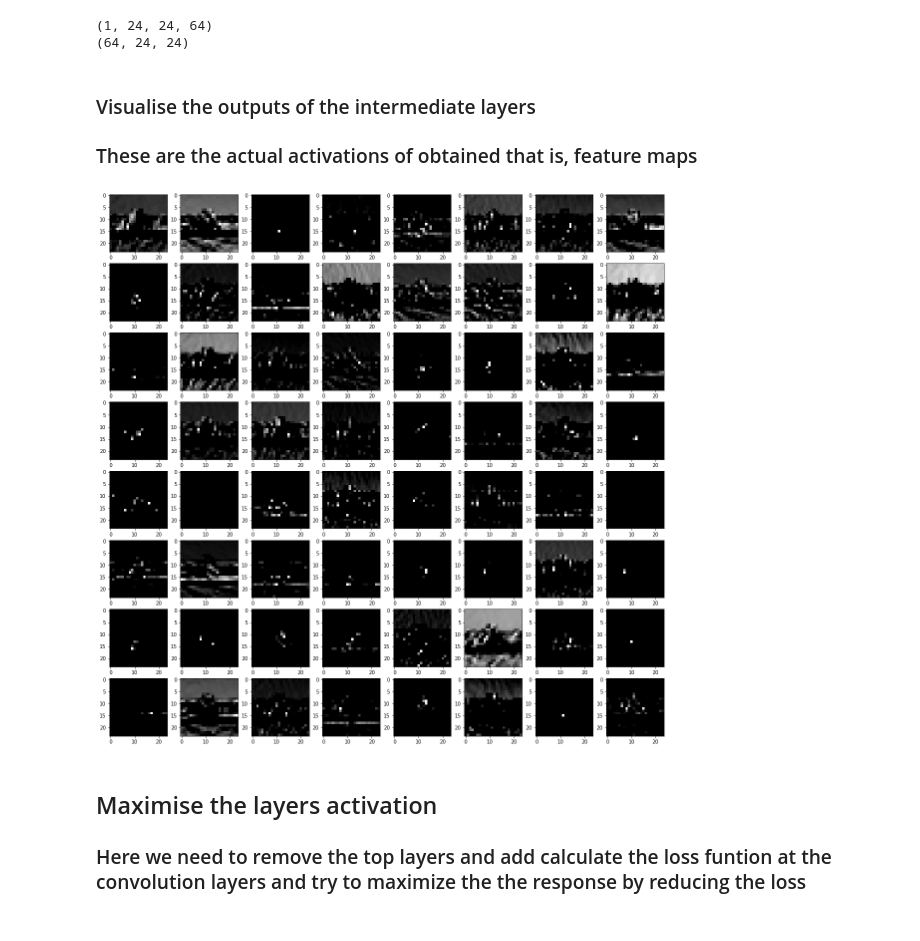
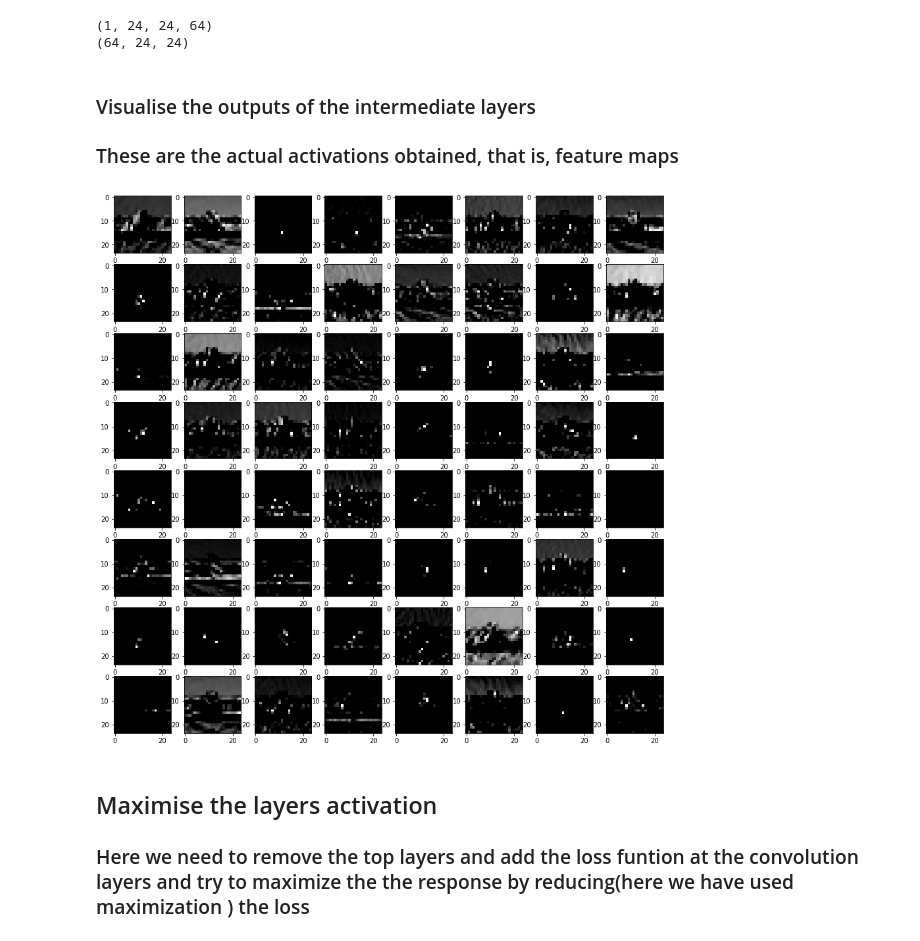
Before and after one commit to nrjcs/foundation_aiml, a Jupyter notebook: visualisation/f_mnist_vis_ex.ipynb, the cells around one changed output. Cells and saved outputs as stored; diff of their text form; code cells hidden in the pictures.

```diff
--- a/visualisation/f_mnist_vis_ex.ipynb
+++ b/visualisation/f_mnist_vis_ex.ipynb
@@ -145,21 +147,18 @@ print(output.shape)
 (64, 24, 24)
 # %% [markdown]
 ### Visualise the outputs of the intermediate layers
-### These are the actual activations of obtained that is, feature maps
+### These are the actual activations obtained, that is, feature maps
 # %%
-fig = plt.figure(figsize=(20, 20))
-
-no_filters = 256
-
+fig = plt.figure(figsize=(15,15)) # size of each figure in the grid
+no_filters = 64
 cols = 8
-rows = 8
-
+rows = 8 # cols * rows = no. of filters
 for i in range(output.shape[0]):
-    fig.add_subplot(rows, cols, i+1)
-    plt.imshow(output[i], cmap='gray')
+    fig.add_subplot(rows, cols, i+1) # one subplot for each filter i+1 is the index of the filters
+    plt.imshow(output[i], cmap='gray') # show the filter outputs as grayscale images
 # %% [output]
-[figure, old version]
+[figure, new version]
 # %% [markdown]
 ## Maximise the layers activation
-### Here we need to remove the top layers and add calculate the loss funtion at the convolution layers and try to maximize the the response by reducing the loss
+### Here we need to remove the top layers and add the loss funtion at the convolution layers and try to maximize the the response by reducing(here we have used maximization ) the loss
 # %%
```
Also changed, not shown: parts of 13 cells of this notebook.
